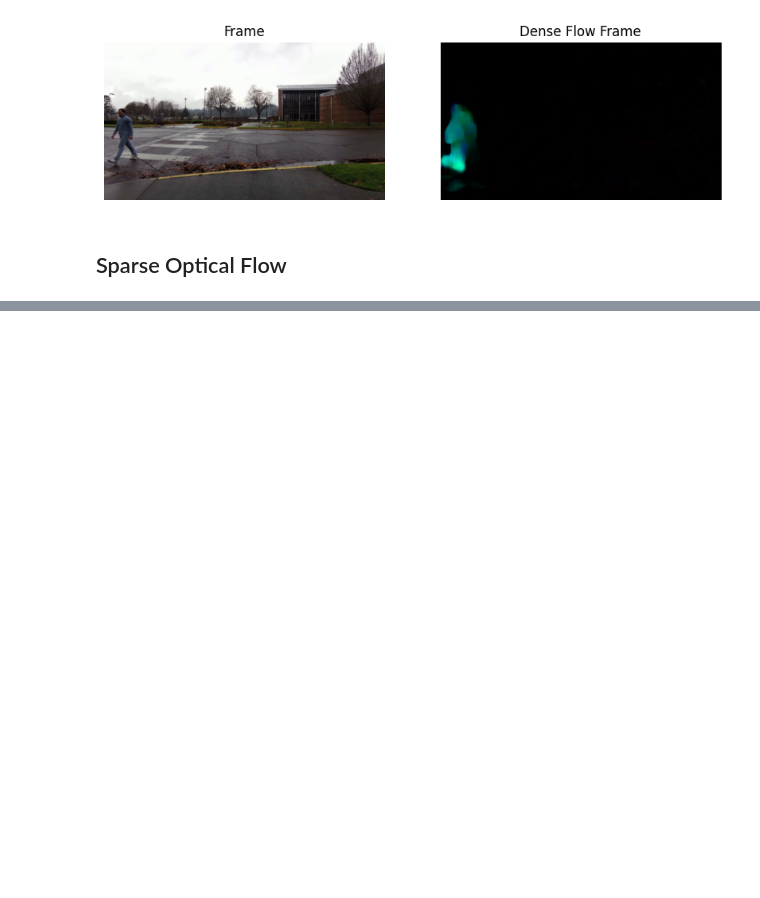
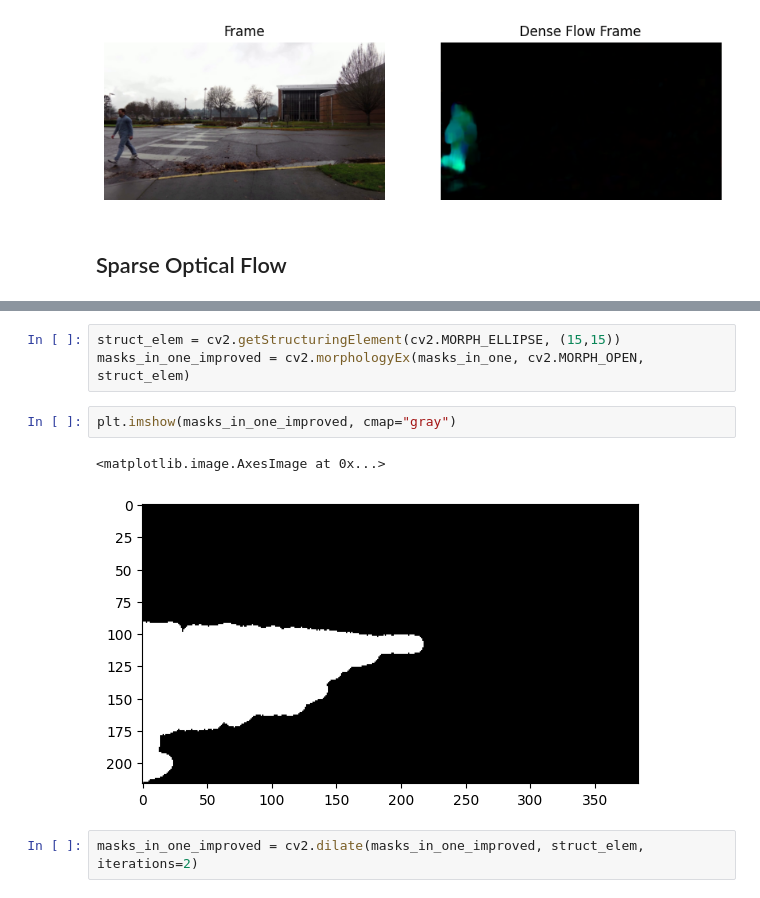
Before and after one commit to vktr274/cv-binary-segmentation, a Jupyter notebook: task3.ipynb, the cells around one changed output, grey strips where cells are left out. Cells and saved outputs as stored; diff of their text form; blank space fills up the shorter version.

```diff
--- a/task3.ipynb
+++ b/task3.ipynb
@@ -268,0 +277,10 @@ for img1, img2 in zip(frames3, dense_frames):
+# %%
+struct_elem = cv2.getStructuringElement(cv2.MORPH_ELLIPSE, (15,15))
+masks_in_one_improved = cv2.morphologyEx(masks_in_one, cv2.MORPH_OPEN, struct_elem)
+# %%
+plt.imshow(masks_in_one_improved, cmap="gray")
+# %% [output]
+<matplotlib.image.AxesImage at 0x...>
+[figure, added]
+# %%
+masks_in_one_improved = cv2.dilate(masks_in_one_improved, struct_elem, iterations=2)
```
Also changed, not shown: parts of 9 cells of this notebook.
